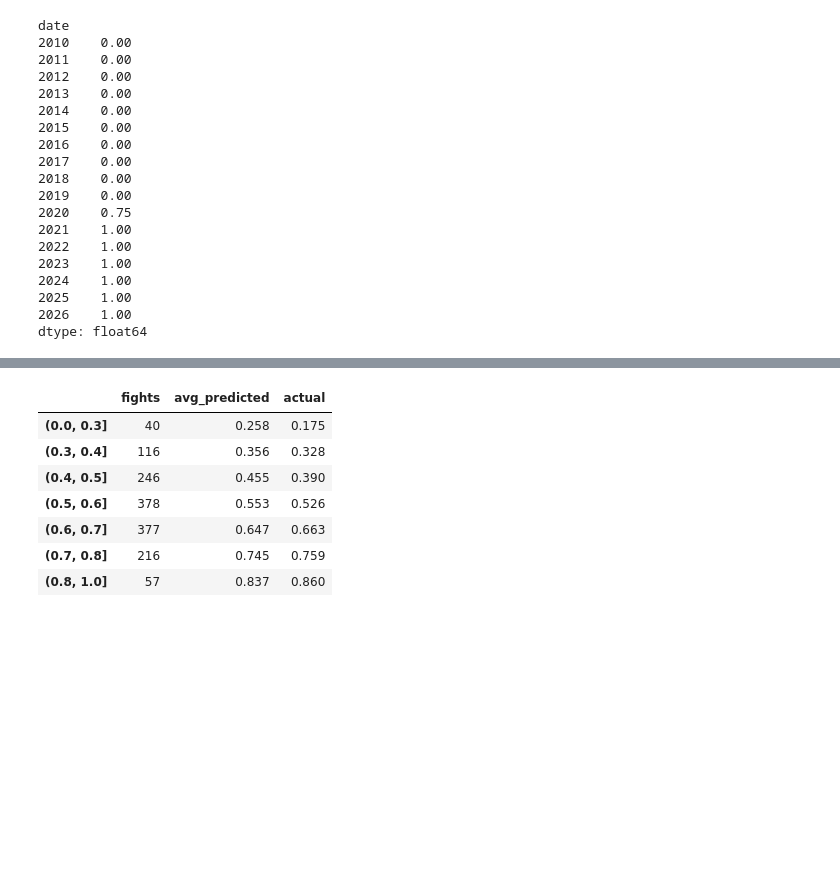
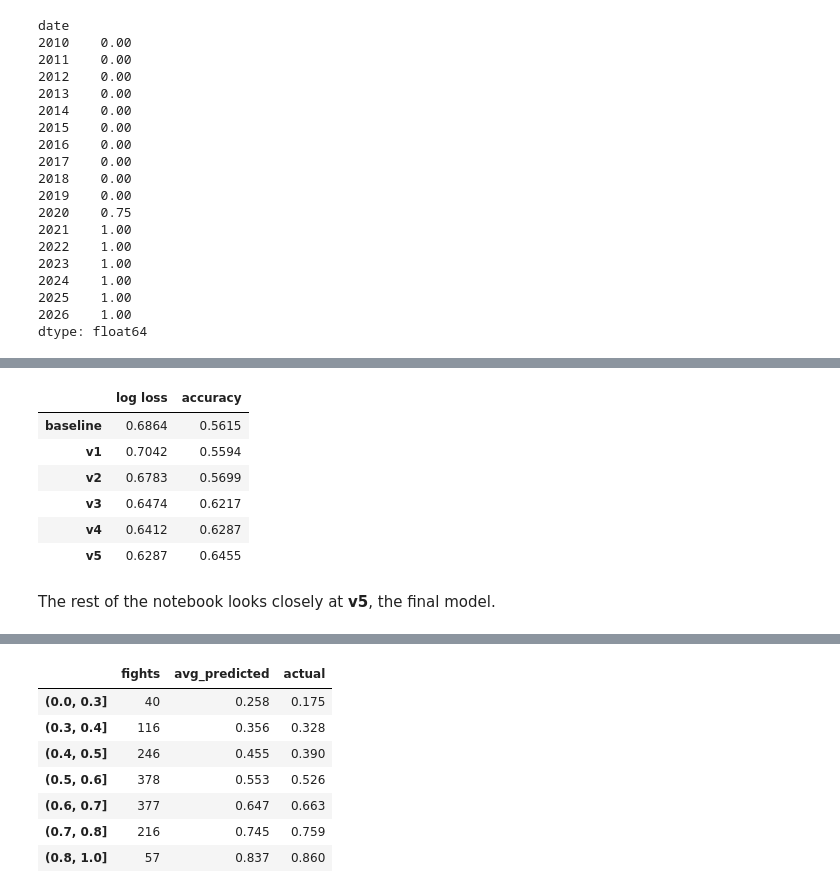
Before and after one commit to ibra-zhan/ufc-predictor, a Jupyter notebook: ufc_predictor.ipynb, the cells around one changed output, grey strips where cells are left out. Drawn from its saved outputs; the diff is of its cells as text; code cells hidden in the pictures; blank space fills up the shorter version.

```diff
--- a/v3_model.ipynb
+++ b/ufc_predictor.ipynb
@@ -209 +217,21 @@ Train v3 on every training fight, then score it on the 1,430 test fights, the sa
+# %%
+Y_train, Y_test = train["red_win"], test["red_win"]
+base_rate = Y_train.mean()
+
+rows = {"baseline": {"log loss": log_loss(Y_test, [base_rate] * len(Y_test)),
+                     "accuracy": Y_test.mean()}}          # baseline's accuracy = always picking Red
+for name, cols in versions.items():
+    p = make_model().fit(train[cols], Y_train).predict_proba(test[cols])[:, 1]
+    rows[name] = {"log loss": log_loss(Y_test, p), "accuracy": ((p > 0.5) == Y_test).mean()}
+pd.DataFrame(rows).T.round(4)
+# %% [output]
+|  | log loss | accuracy |
+| baseline | 0.6864 | 0.5615 |
+| v1 | 0.7042 | 0.5594 |
+| v2 | 0.6783 | 0.5699 |
+| v3 | 0.6474 | 0.6217 |
+| v4 | 0.6412 | 0.6287 |
+| v5 | 0.6287 | 0.6455 |
+# %% [markdown]
+The rest of the notebook looks closely at **v5**, the final model.
 # %%
```
Also changed, not shown: parts of 26 cells of this notebook, 1 other file.
